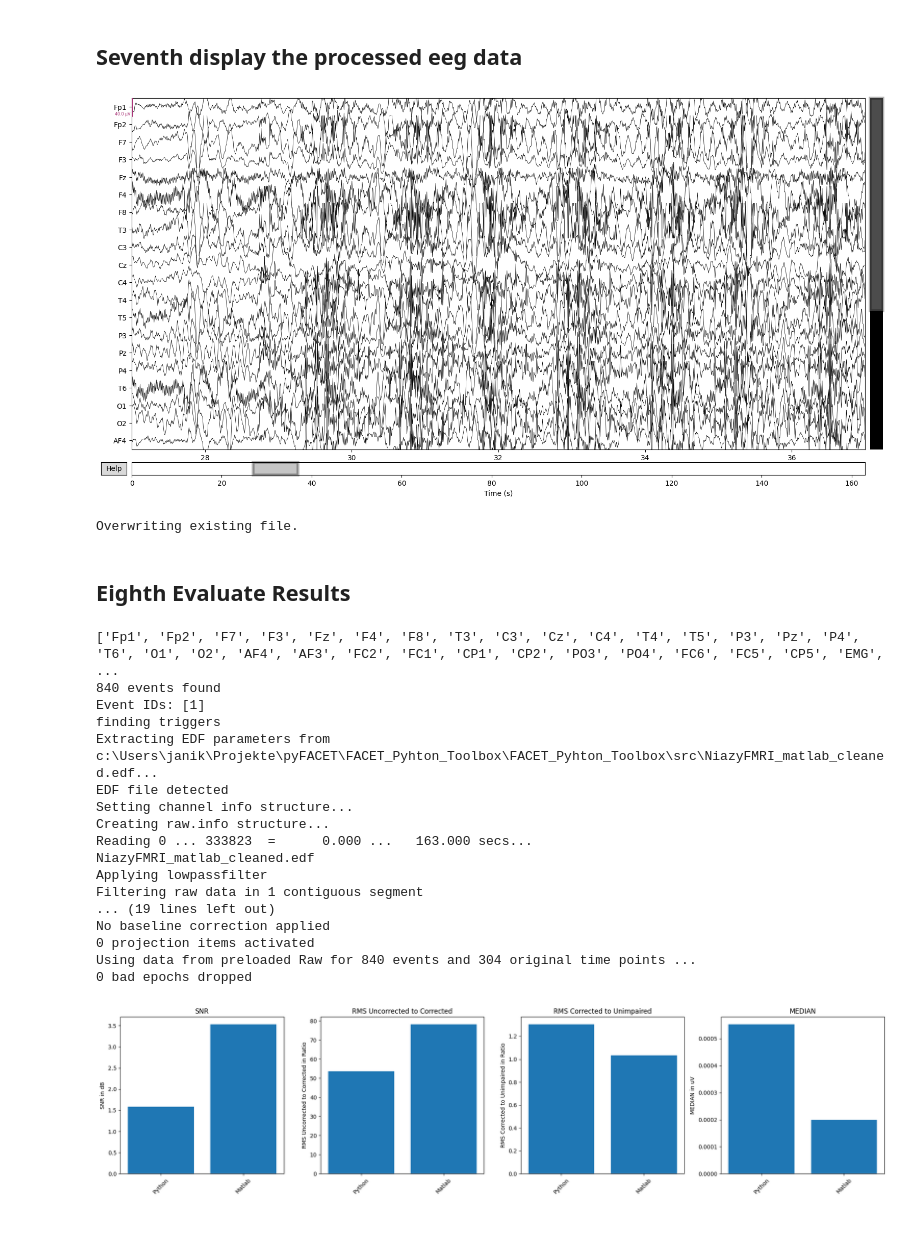
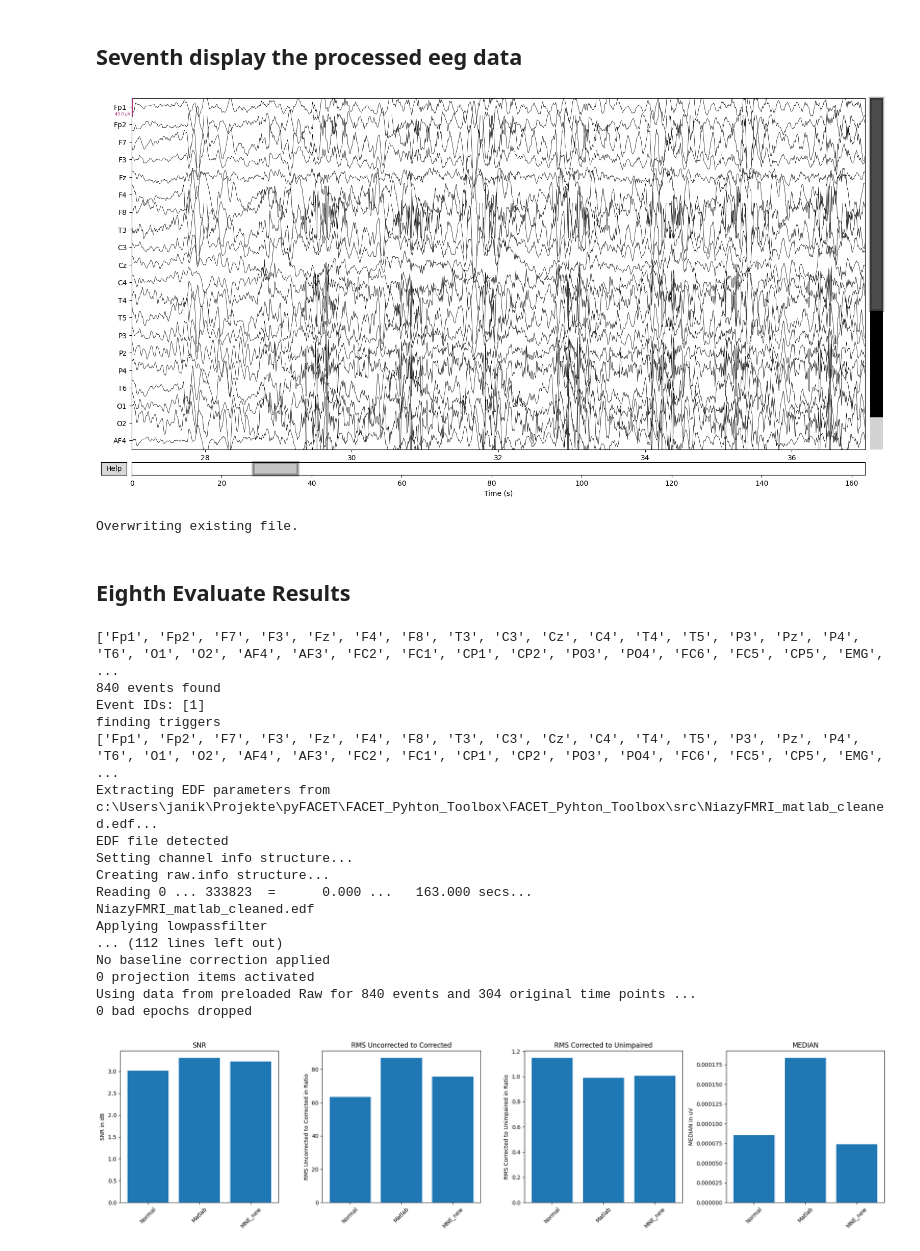
Before and after one commit to H0mire/FACETpy, a Jupyter notebook: src/Example1.ipynb, the cells around one changed output. Cells and saved outputs as stored; diff of their text form; code cells hidden in the pictures.

```diff
--- a/src/Example1.ipynb
+++ b/src/Example1.ipynb
@@ -64,5 +64,5 @@ finding triggers
 # %% [markdown]
 ## Fourth step apply AAS
 # %%
-f.apply_MNE_AAS()
+f.apply_MNE_AAS(method="new")
 # %% [output]
@@ -113,38 +108,51 @@ Designing a one-pass, zero-phase, non-causal lowpass filter:
 f.plot_EEG()
 f.export_EEG("NiazyFMRI_pyFacet_cleaned.edf")
 # %% [output]
-[figure, old version]
+[figure, new version]
 Overwriting existing file.
 # %% [markdown]
 ## Eighth Evaluate Results
 # %%
 f.find_triggers_with_events(r'\b1\b') # Using Niazys data
 eeg_python = f.get_eeg()
-f.add_to_evaluate(eeg_python, name="Python")
-eeg_matlab = f.import_EEG('NiazyFMRI_matlab_cleaned.edf')
+f.add_to_evaluate(eeg_python, name="MNE_new")
+eeg_matlab = f.import_EEG('NiazyFMRI_matlab_cleaned.edf') # EDF File may not save events # maybe use bids instead
 eeg_matlab["raw_orig"]=eeg_python["raw_orig"]
 eeg_matlab["tmin"]=eeg_python["tmin"]
 eeg_matlab["tmax"]=eeg_python["tmax"]
 eeg_matlab["triggers"]=eeg_python["triggers"]
-f.lowpass(h_freq=50)
+f.lowpass(h_freq=40)
 f.add_to_evaluate(f.get_eeg(), start_time=eeg_python["time_triggers_start"], end_time=eeg_python["time_triggers_end"], name="Matlab")
+
+#normal version
+f.import_EEG(eegDataSet, rel_trig_pos=-0.01)
+f.pre_processing()
+f.find_triggers_with_events(r'\b1\b')
+f.apply_MNE_AAS(method="normal")
+f.remove_artifacts()
+f.downsample()
+f.lowpass(h_freq=40)
+f.find_triggers_with_events(r'\b1\b')
+f.add_to_evaluate(f.get_eeg(), name="Normal")
+f.export_EEG("NiazyFMRI_pyFacet_cleaned_new.edf")
+
 f.evaluate(plot=True,measures=["SNR", "RMS", "RMS2", "MEDIAN"])
 # %% [output]
 ['Fp1', 'Fp2', 'F7', 'F3', 'Fz', 'F4', 'F8', 'T3', 'C3', 'Cz', 'C4', 'T4', 'T5', 'P3', 'Pz', 'P4', 'T6', 'O1', 'O2', 'AF4', 'AF3', 'FC2', 'FC1', 'CP1', 'CP2', 'PO3', 'PO4', 'FC6', 'FC5', 'CP5', 'EMG', ...
 840 events found
 Event IDs: [1]
 finding triggers
+['Fp1', 'Fp2', 'F7', 'F3', 'Fz', 'F4', 'F8', 'T3', 'C3', 'Cz', 'C4', 'T4', 'T5', 'P3', 'Pz', 'P4', 'T6', 'O1', 'O2', 'AF4', 'AF3', 'FC2', 'FC1', 'CP1', 'CP2', 'PO3', 'PO4', 'FC6', 'FC5', 'CP5', 'EMG', ...
 Extracting EDF parameters from c:\Users\janik\Projekte\pyFACET\FACET_Pyhton_Toolbox\FACET_Pyhton_Toolbox\src\NiazyFMRI_matlab_cleaned.edf...
 EDF file detected
 Setting channel info structure...
 Creating raw.info structure...
 Reading 0 ... 333823  =      0.000 ...   163.000 secs...
 NiazyFMRI_matlab_cleaned.edf
 Applying lowpassfilter
-Filtering raw data in 1 contiguous segment
-... (19 lines left out)
+... (112 lines left out)
 No baseline correction applied
 0 projection items activated
 Using data from preloaded Raw for 840 events and 304 original time points ...
 0 bad epochs dropped
-[figure, old version]
+[figure, new version]
```
Also changed, not shown: parts of 4 cells of this notebook, 6 other files.
